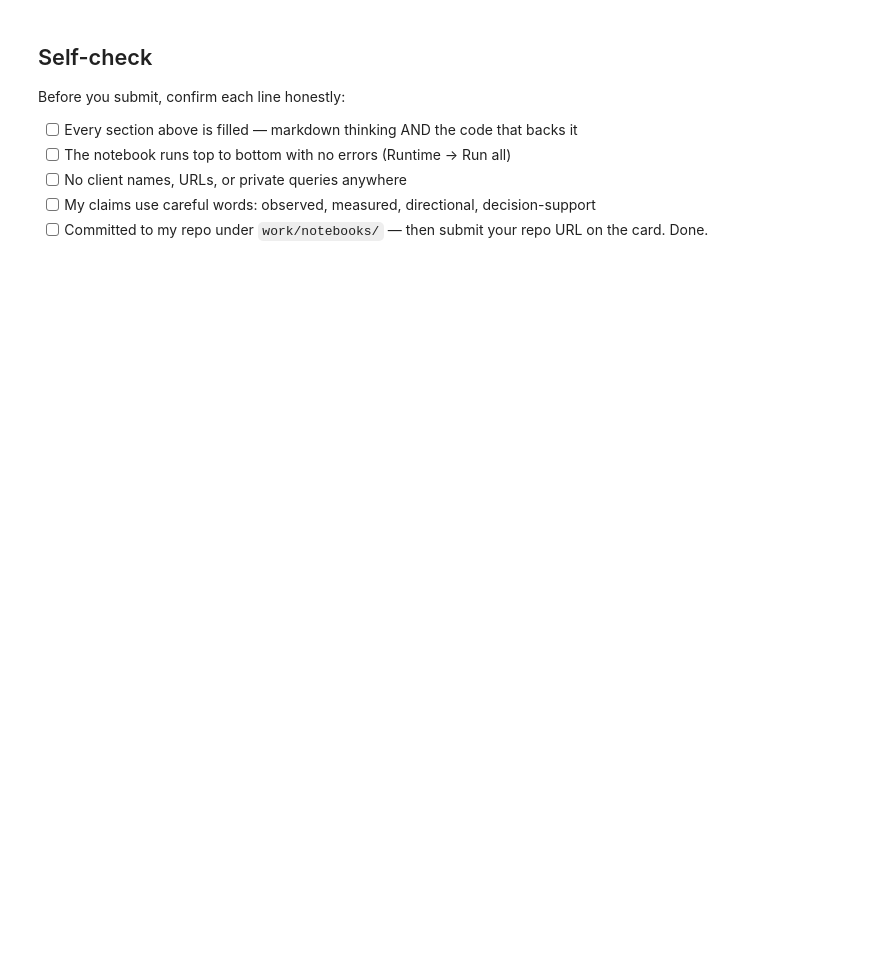
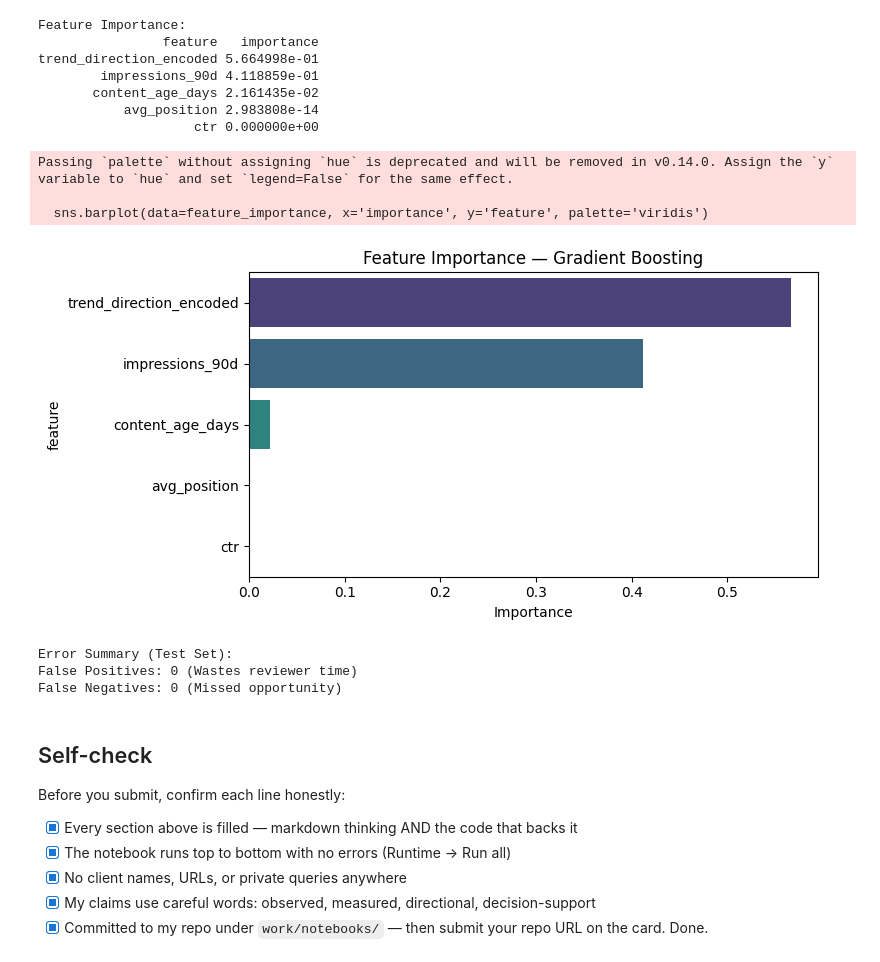
Before and after one commit to ahmedtarek-5/ml-1, a Jupyter notebook: work/notebooks/w05_model.ipynb, the cells around one changed output. Saved outputs shown, nothing was run; the diff lists cells and outputs as text; code cells hidden in the pictures; blank space fills up the shorter version.

```diff
--- a/work/notebooks/w05_model.ipynb
+++ b/work/notebooks/w05_model.ipynb
@@ -37,10 +173,54 @@ This skeleton is yours to fill. Work the sections **in order** — each one has
+# %%
+import matplotlib.pyplot as plt
+import seaborn as sns
+
+# 1. Feature Importance
+feature_importance = pd.DataFrame({
+    'feature': feature_cols,
+    'importance': gb_model.feature_importances_
+}).sort_values('importance', ascending=False)
+
+print("Feature Importance:")
+print(feature_importance.to_string(index=False))
+
+# 2. Visualize
+plt.figure(figsize=(8, 4))
+sns.barplot(data=feature_importance, x='importance', y='feature', palette='viridis')
+plt.title('Feature Importance — Gradient Boosting')
+plt.xlabel('Importance')
+plt.tight_layout()
+plt.show()
+
+# 3. Confusion Matrix Summary (at 0.5 threshold)
+y_pred = gb_model.predict(X_test)
+fp = ((y_pred == 1) & (y_test == 0)).sum()
+fn = ((y_pred == 0) & (y_test == 1)).sum()
+
+print(f"\nError Summary (Test Set):")
+print(f"False Positives: {fp} (Wastes reviewer time)")
+print(f"False Negatives: {fn} (Missed opportunity)")
+# %% [output]
+Feature Importance:
+                feature   importance
+trend_direction_encoded 5.664998e-01
+        impressions_90d 4.118859e-01
+       content_age_days 2.161435e-02
+           avg_position 2.983808e-14
+                    ctr 0.000000e+00
+Passing `palette` without assigning `hue` is deprecated and will be removed in v0.14.0. Assign the `y` variable to `hue` and set `legend=False` for the same effect.
+
+  sns.barplot(data=feature_importance, x='importance', y='feature', palette='viridis')
+[figure, added]
+Error Summary (Test Set):
+False Positives: 0 (Wastes reviewer time)
+False Negatives: 0 (Missed opportunity)
 # %% [markdown]
 ## Self-check
 
 Before you submit, confirm each line honestly:
 
-- [ ] Every section above is filled — markdown thinking AND the code that backs it
-- [ ] The notebook runs top to bottom with no errors (Runtime → Run all)
-- [ ] No client names, URLs, or private queries anywhere
-- [ ] My claims use careful words: observed, measured, directional, decision-support
-- [ ] Committed to my repo under `work/notebooks/` — then submit your repo URL on the card. Done.
+- [x] Every section above is filled — markdown thinking AND the code that backs it
+- [x] The notebook runs top to bottom with no errors (Runtime → Run all)
+- [x] No client names, URLs, or private queries anywhere
+- [x] My claims use careful words: observed, measured, directional, decision-support
+- [x] Committed to my repo under `work/notebooks/` — then submit your repo URL on the card. Done.
```
Also changed, not shown: parts of 14 cells of this notebook.
